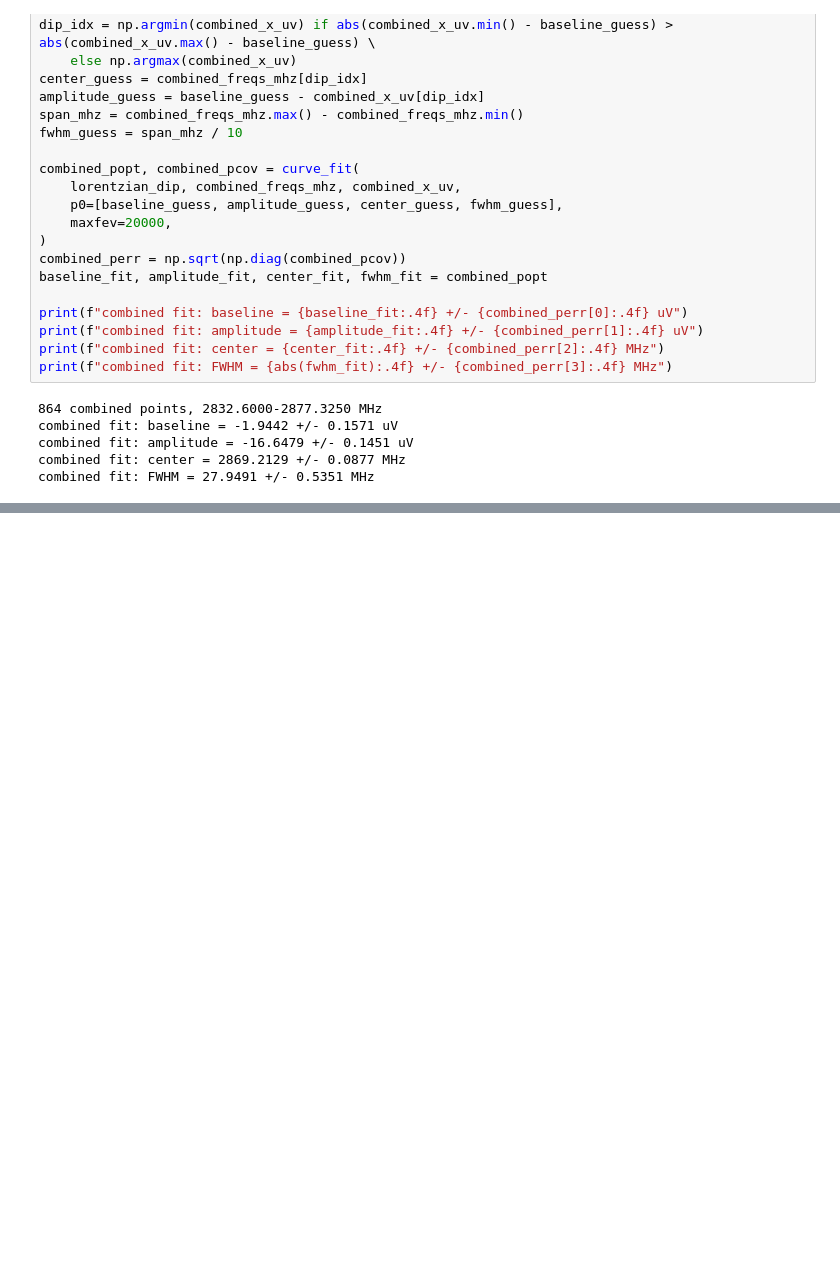
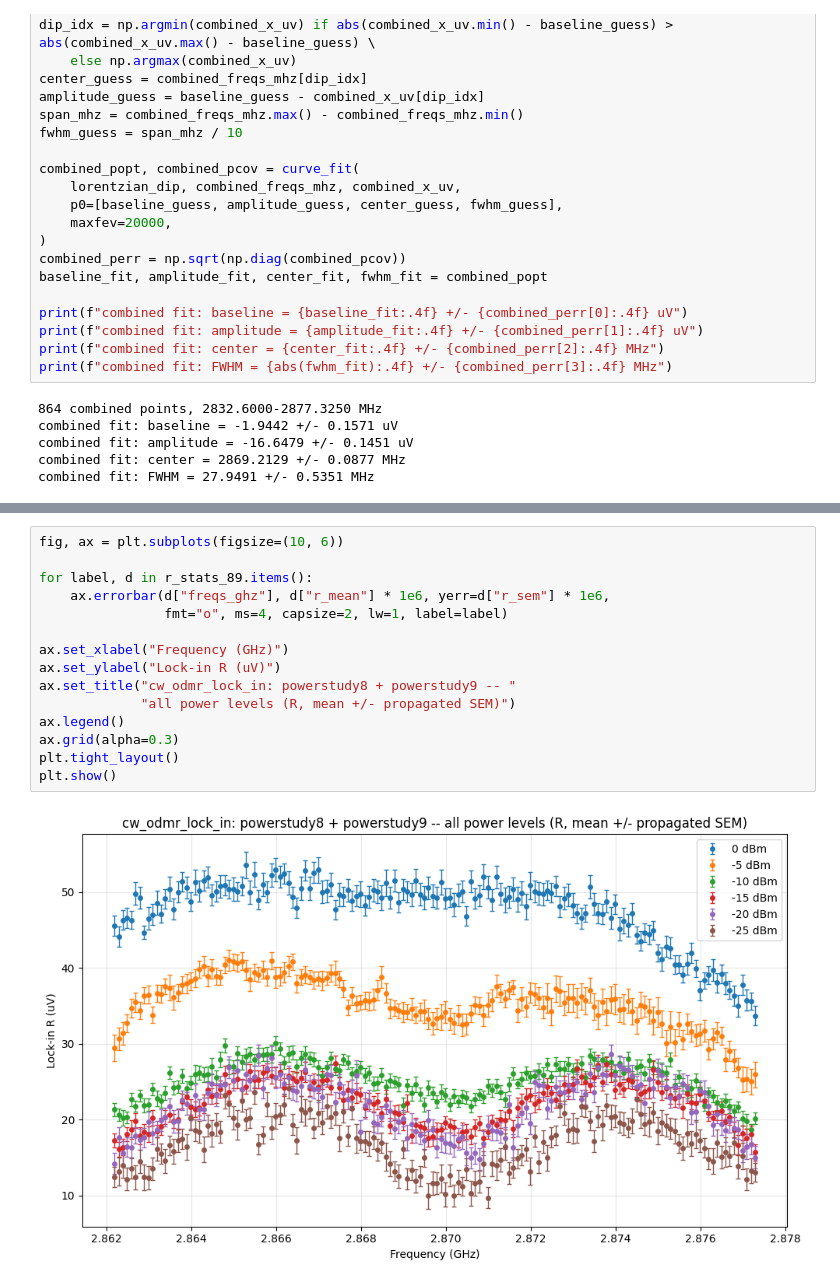
Before and after one commit to meimei2027/diamonds, a Jupyter notebook: experiment/cw_odmr_lock_in_result.ipynb, the cells around one changed output, grey strips where cells are left out. Drawn from its saved outputs; the diff is of its cells as text; blank space fills up the shorter version.

```diff
--- a/experiment/cw_odmr_lock_in_result.ipynb
+++ b/experiment/cw_odmr_lock_in_result.ipynb
@@ -396,0 +515,17 @@ plt.show()
+# %%
+fig, ax = plt.subplots(figsize=(10, 6))
+
+for label, d in r_stats_89.items():
+    ax.errorbar(d["freqs_ghz"], d["r_mean"] * 1e6, yerr=d["r_sem"] * 1e6,
+                fmt="o", ms=4, capsize=2, lw=1, label=label)
+
+ax.set_xlabel("Frequency (GHz)")
+ax.set_ylabel("Lock-in R (uV)")
+ax.set_title("cw_odmr_lock_in: powerstudy8 + powerstudy9 -- "
+             "all power levels (R, mean +/- propagated SEM)")
+ax.legend()
+ax.grid(alpha=0.3)
+plt.tight_layout()
+plt.show()
+# %% [output]
+[figure, added]
```
Also changed, not shown: parts of 26 cells of this notebook, 3 other files.
